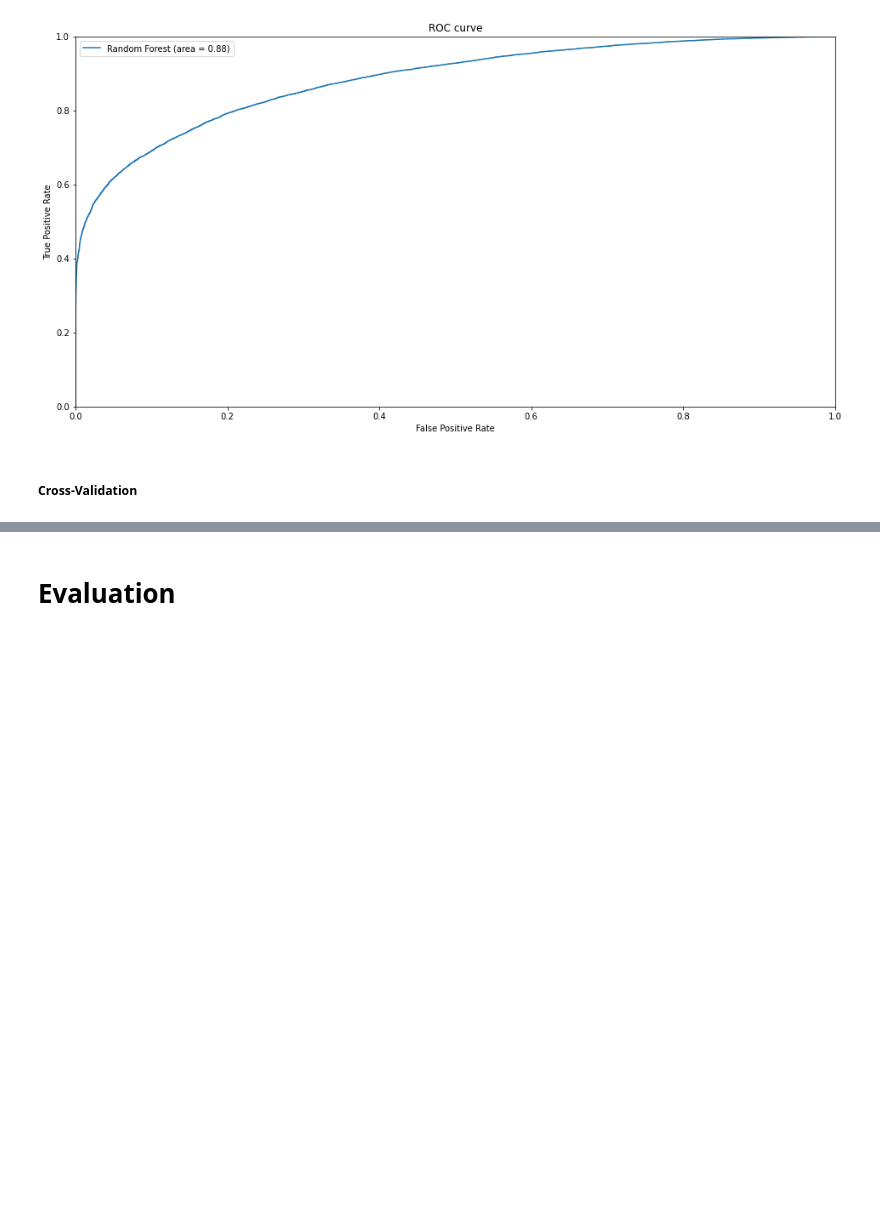
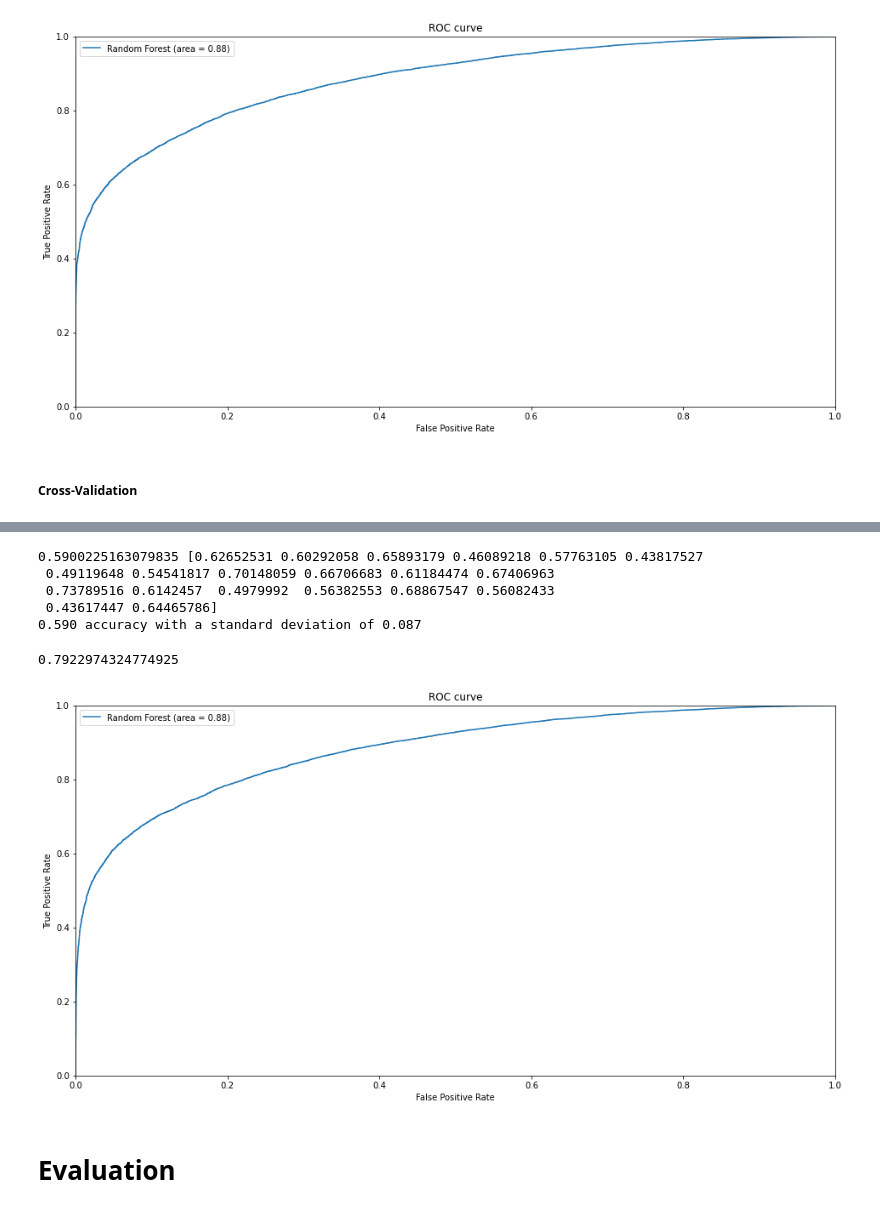
Before and after one commit to HishamAlkaed/Kickstarter, a Jupyter notebook: Modeling&Evaluation.ipynb, the cells around one changed output, grey strips where cells are left out. Cells and saved outputs as stored; diff of their text form; code cells hidden in the pictures; blank space fills up the shorter version.

```diff
--- a/Modeling&Evaluation.ipynb
+++ b/Modeling&Evaluation.ipynb
@@ -214,3 +266,23 @@ print(scores.mean(), scores)
+# %%
+scores = cross_val_score(best_model_2, df_scaled, df.funded, cv=20, n_jobs=-2)
+predicted = cross_val_predict(best_model_2, df_scaled, df.funded, cv=20, n_jobs=-2)
+# print(metrics.accuracy_score(df.funded, predicted))
+print(scores.mean(), scores)
+print("%0.3f accuracy with a standard deviation of %0.3f" % (scores.mean(), scores.std()))
+# %% [output]
+0.5900225163079835 [0.62652531 0.60292058 0.65893179 0.46089218 0.57763105 0.43817527
+ 0.49119648 0.54541817 0.70148059 0.66706683 0.61184474 0.67406963
+ 0.73789516 0.6142457  0.4979992  0.56382553 0.68867547 0.56082433
+ 0.43617447 0.64465786]
+0.590 accuracy with a standard deviation of 0.087
+# %%
+best_model_2.fit(x_train, y_train)
+plot_roc(best_model_2, x_test, y_test, 'Random Forest')
+predicted = rf_random.predict(x_test)
+metrics.accuracy_score(y_test, predicted)
+# %% [output]
+0.7922974324774925
+[figure, added]
 # %% [markdown]
 # Evaluation
 # %%
```
Also changed, not shown: parts of 29 cells of this notebook.
